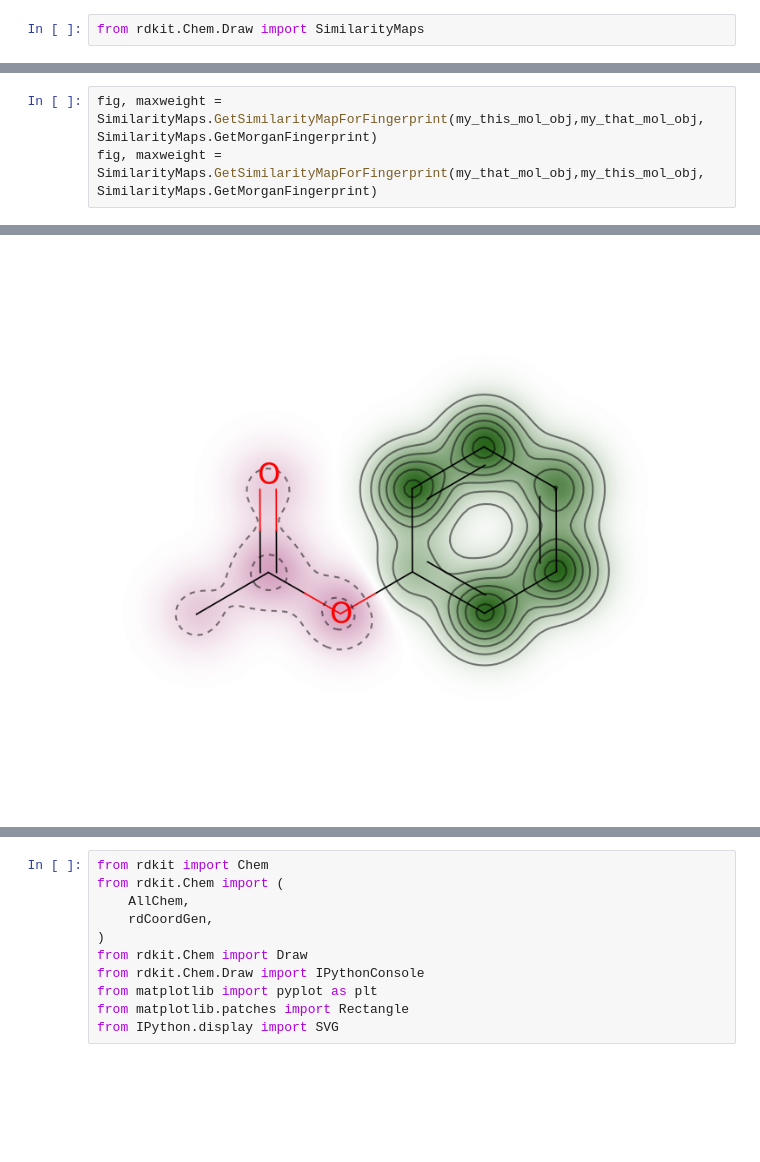
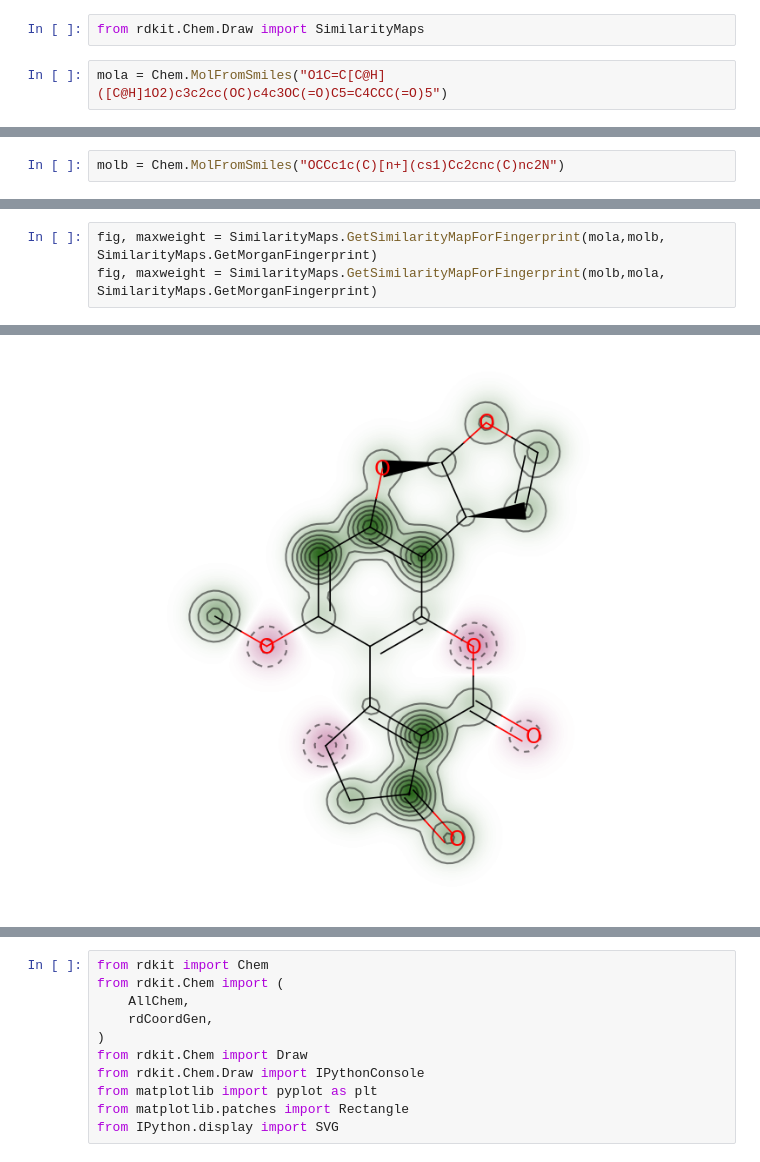
Before and after one commit to catastropiyush/coursework-notebooks, a Jupyter notebook: Rdkit_cheminformatics_assignment.ipynb, the cells around one changed output, grey strips where cells are left out. Saved outputs shown, nothing was run; the diff lists cells and outputs as text; blank space fills up the shorter version.

Commit message:
added fingerprints and correct visualization

```diff
--- a/Rdkit_cheminformatics_assignment.ipynb
+++ b/Rdkit_cheminformatics_assignment.ipynb
@@ -357,3 +371,5 @@ jaccard_score(np.array(this_fp),np.array(that_fp))
 ## Molecular similarity visualization
 # %%
 from rdkit.Chem.Draw import SimilarityMaps
+# %%
+mola = Chem.MolFromSmiles("O1C=C[C@H]([C@H]1O2)c3c2cc(OC)c4c3OC(=O)C5=C4CCC(=O)5")
@@ -359,0 +380,2 @@ from rdkit.Chem.Draw import SimilarityMaps
+# %%
+molb = Chem.MolFromSmiles("OCCc1c(C)[n+](cs1)Cc2cnc(C)nc2N")
@@ -362,6 +388,6 @@ Draw.MolsToGridImage([my_this_mol_obj,my_that_mol_obj])
 # %% [output]
 [drawing not drawn]
 # %%
-fig, maxweight = SimilarityMaps.GetSimilarityMapForFingerprint(my_this_mol_obj,my_that_mol_obj, SimilarityMaps.GetMorganFingerprint)
-fig, maxweight = SimilarityMaps.GetSimilarityMapForFingerprint(my_that_mol_obj,my_this_mol_obj, SimilarityMaps.GetMorganFingerprint)
+fig, maxweight = SimilarityMaps.GetSimilarityMapForFingerprint(mola,molb, SimilarityMaps.GetMorganFingerprint)
+fig, maxweight = SimilarityMaps.GetSimilarityMapForFingerprint(molb,mola, SimilarityMaps.GetMorganFingerprint)
 # %% [output]
@@ -369,2 +395,2 @@ fig, maxweight = SimilarityMaps.GetSimilarityMapForFingerprint(my_that_mol_obj,m
-[figure, old version]
+[figure, new version]
 # %%
```
Also changed, not shown: parts of 35 cells of this notebook.
